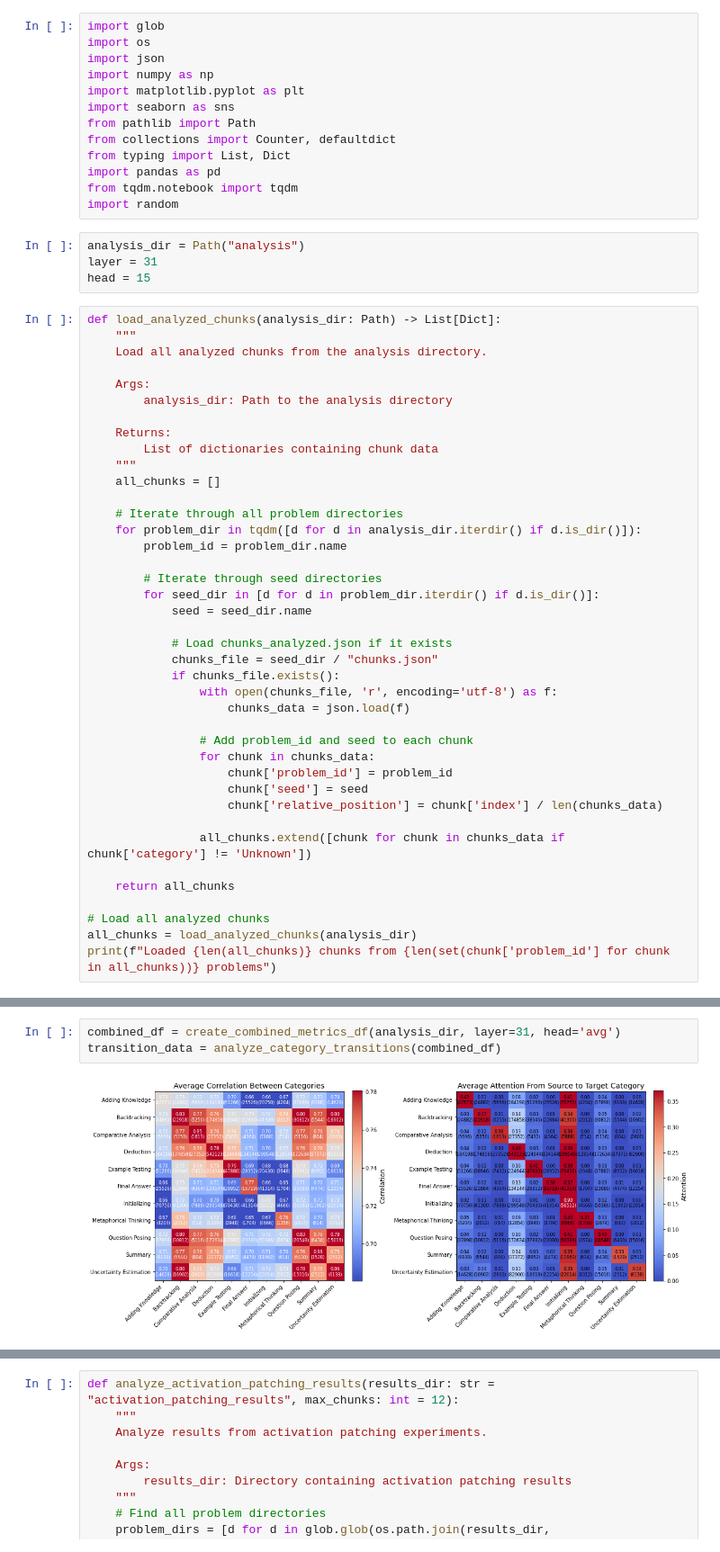
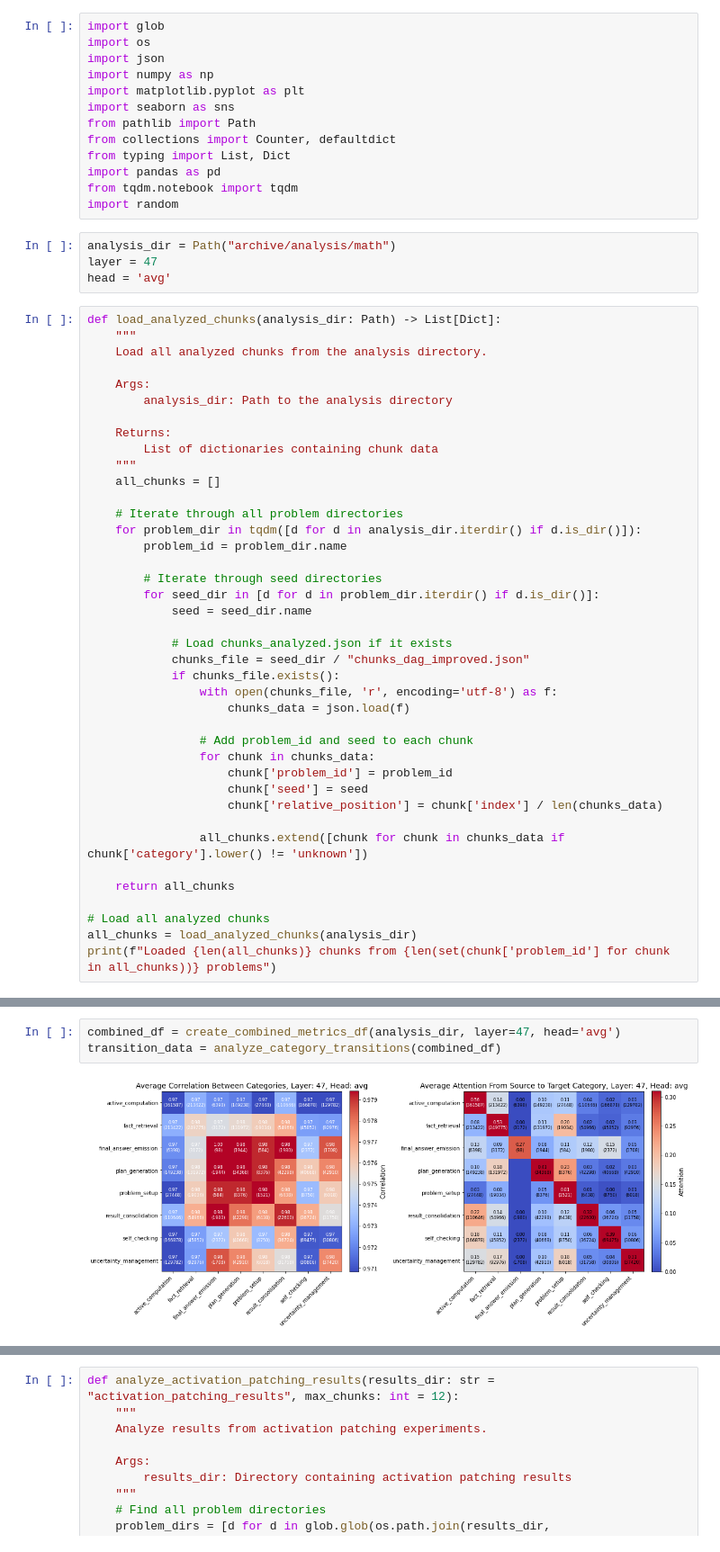
Before and after one commit to vibhor-5/thought-anchors, a Jupyter notebook: get_stats.ipynb, the cells around one changed output, grey strips where cells are left out. Shown at 90% size. Drawn from its saved outputs; the diff is of its cells as text.

```diff
--- a/get_stats.ipynb
+++ b/get_stats.ipynb
@@ -12,9 +12,9 @@ import pandas as pd
 from tqdm.notebook import tqdm
 import random
 # %%
-analysis_dir = Path("analysis")
-layer = 31
-head = 15
+analysis_dir = Path("archive/analysis/math")
+layer = 47
+head = 'avg'
 # %%
 def load_analyzed_chunks(analysis_dir: Path) -> List[Dict]:
     """
@@ -37,7 +37,7 @@ def load_analyzed_chunks(analysis_dir: Path) -> List[Dict]:
             seed = seed_dir.name
 
             # Load chunks_analyzed.json if it exists
-            chunks_file = seed_dir / "chunks.json"
+            chunks_file = seed_dir / "chunks_dag_improved.json"
             if chunks_file.exists():
                 with open(chunks_file, 'r', encoding='utf-8') as f:
                     chunks_data = json.load(f)
@@ -48,7 +48,7 @@ def load_analyzed_chunks(analysis_dir: Path) -> List[Dict]:
                     chunk['seed'] = seed
                     chunk['relative_position'] = chunk['index'] / len(chunks_data)
 
-                all_chunks.extend([chunk for chunk in chunks_data if chunk['category'] != 'Unknown'])
+                all_chunks.extend([chunk for chunk in chunks_data if chunk['category'].lower() != 'unknown'])
 
     return all_chunks
 
@@ -2051,5 +586,5 @@ def analyze_category_transitions(df: pd.DataFrame):
 # %%
-combined_df = create_combined_metrics_df(analysis_dir, layer=31, head='avg')
+combined_df = create_combined_metrics_df(analysis_dir, layer=47, head='avg')
 transition_data = analyze_category_transitions(combined_df)
 # %% [output]
-[figure, old version]
+[figure, new version]
```
Also changed, not shown: parts of 30 cells of this notebook, 3 other files.
